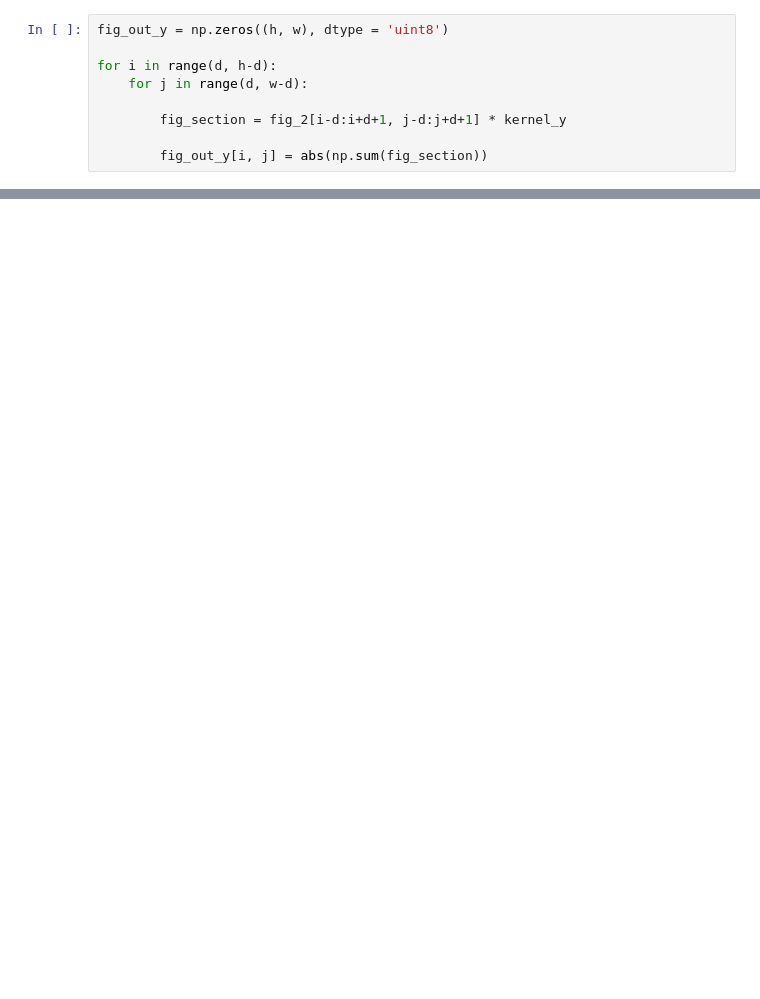
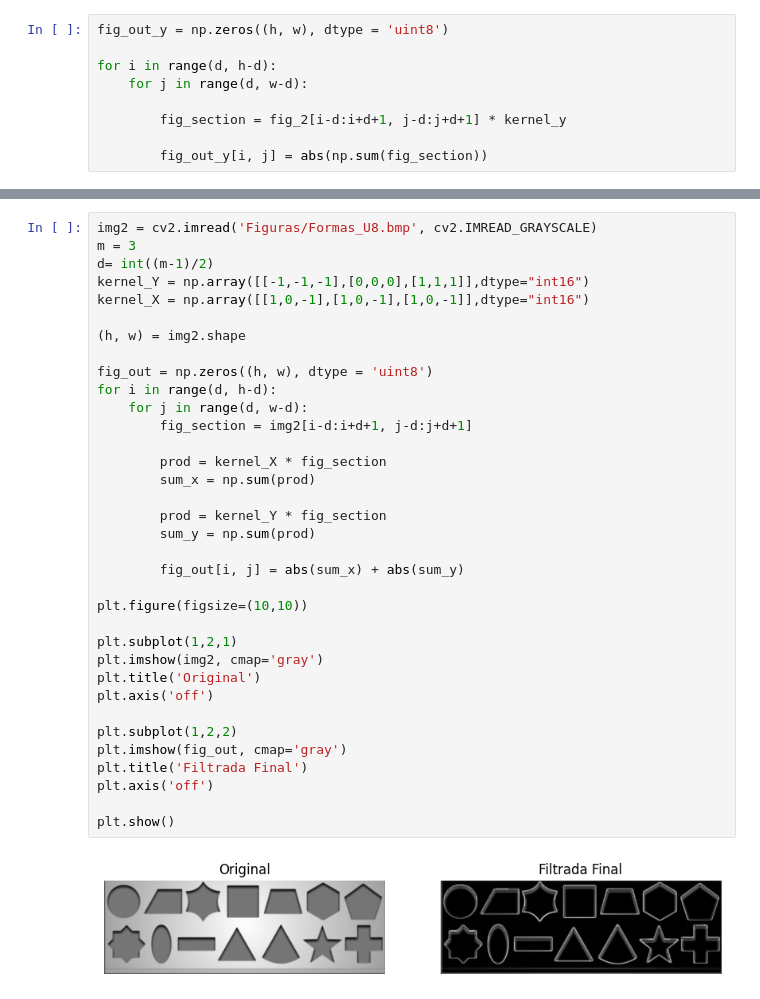
Before and after one commit to lnasser11/MachineVision, a Jupyter notebook: Aulas/aula6/aula6.ipynb, the cells around one changed output, grey strips where cells are left out. Cells and saved outputs as stored; diff of their text form; blank space fills up the shorter version.

```diff
--- a/Aulas/aula6/aula6.ipynb
+++ b/Aulas/aula6/aula6.ipynb
@@ -208,3 +208,40 @@ plt.axis('off')
 plt.show()
 # %% [output]
 [figure]
+# %%
+img2 = cv2.imread('Figuras/Formas_U8.bmp', cv2.IMREAD_GRAYSCALE)
+m = 3
+d= int((m-1)/2)
+kernel_Y = np.array([[-1,-1,-1],[0,0,0],[1,1,1]],dtype="int16")
+kernel_X = np.array([[1,0,-1],[1,0,-1],[1,0,-1]],dtype="int16")
+
+(h, w) = img2.shape
+
+fig_out = np.zeros((h, w), dtype = 'uint8')
+for i in range(d, h-d):
+    for j in range(d, w-d):
+        fig_section = img2[i-d:i+d+1, j-d:j+d+1]
+
+        prod = kernel_X * fig_section
+        sum_x = np.sum(prod)
+
+        prod = kernel_Y * fig_section
+        sum_y = np.sum(prod)
+
+        fig_out[i, j] = abs(sum_x) + abs(sum_y)
+
+plt.figure(figsize=(10,10))
+
+plt.subplot(1,2,1)
+plt.imshow(img2, cmap='gray')
+plt.title('Original')
+plt.axis('off')
+
+plt.subplot(1,2,2)
+plt.imshow(fig_out, cmap='gray')
+plt.title('Filtrada Final')
+plt.axis('off')
+
+plt.show()
+# %% [output]
+[figure, added]
```
Also changed, not shown: parts of 1 cell of this notebook, 34 other files.
